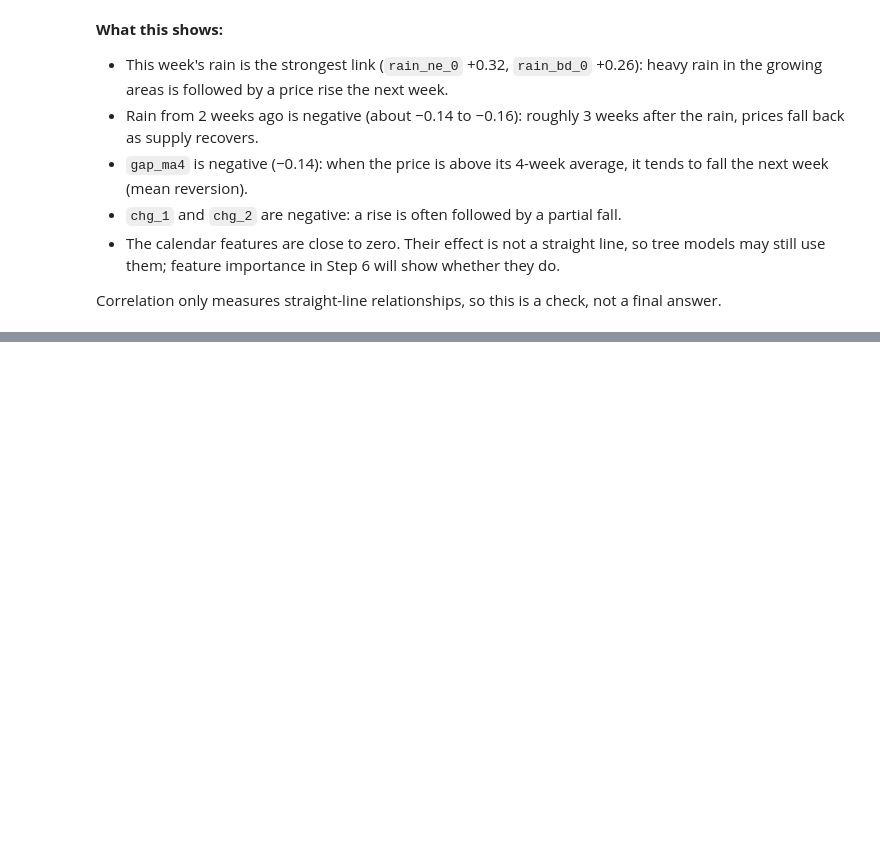
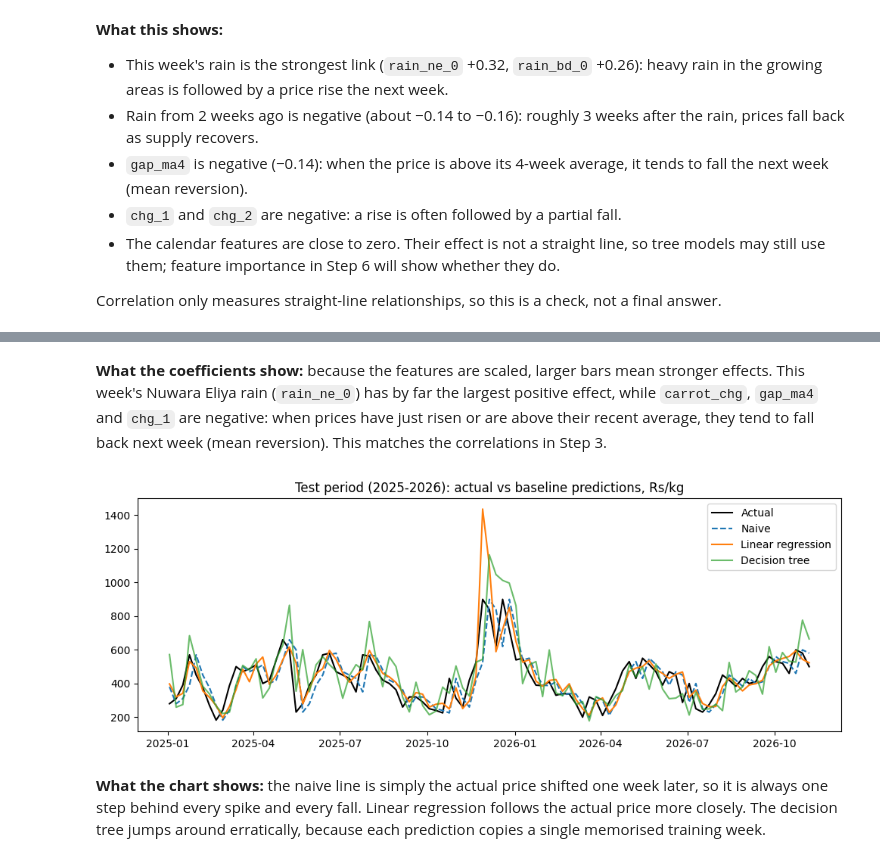
Before and after one commit to renulucshmi/pettah-beans-price-forecast, a Jupyter notebook: ensemble_assignment.ipynb, the cells around one changed output, grey strips where cells are left out. Saved outputs shown, nothing was run; the diff lists cells and outputs as text; code cells hidden in the pictures; blank space fills up the shorter version.

```diff
--- a/ensemble_assignment.ipynb
+++ b/ensemble_assignment.ipynb
@@ -461,0 +547,7 @@ feat.to_csv("dataset/features.csv")
+# %%
+t0 = time.perf_counter()
+tree = DecisionTreeRegressor(random_state=42).fit(X_train, y_train)
+t = time.perf_counter() - t0
+
+add_result("Decision tree", tree.predict(X_train), tree.predict(X_val), tree.predict(X_test), t)
+print("depth:", tree.get_depth(), " leaves:", tree.get_n_leaves(), " training rows:", len(X_train))
@@ -461,0 +583,17 @@ feat.to_csv("dataset/features.csv")
+# %% [markdown]
+**What the coefficients show:** because the features are scaled, larger bars mean stronger effects. This week's Nuwara Eliya rain (`rain_ne_0`) has by far the largest positive effect, while `carrot_chg`, `gap_ma4` and `chg_1` are negative: when prices have just risen or are above their recent average, they tend to fall back next week (mean reversion). This matches the correlations in Step 3.
+# %%
+pred_price = lambda m: test["price_now"] * np.exp(m.predict(X_test))
+
+fig, ax = plt.subplots(figsize=(12, 4))
+ax.plot(test.index, test["price_next"], color="black", linewidth=1.5, label="Actual")
+ax.plot(test.index, test["price_now"], linestyle="--", label="Naive")
+ax.plot(test.index, pred_price(linreg), label="Linear regression")
+ax.plot(test.index, pred_price(tree), alpha=0.7, label="Decision tree")
+ax.set_title("Test period (2025-2026): actual vs baseline predictions, Rs/kg")
+ax.legend()
+plt.show()
+# %% [output]
+[figure, added]
+# %% [markdown]
+**What the chart shows:** the naive line is simply the actual price shifted one week later, so it is always one step behind every spike and every fall. Linear regression follows the actual price more closely. The decision tree jumps around erratically, because each prediction copies a single memorised training week.
```
Also changed, not shown: parts of 15 cells of this notebook, 1 other file.
